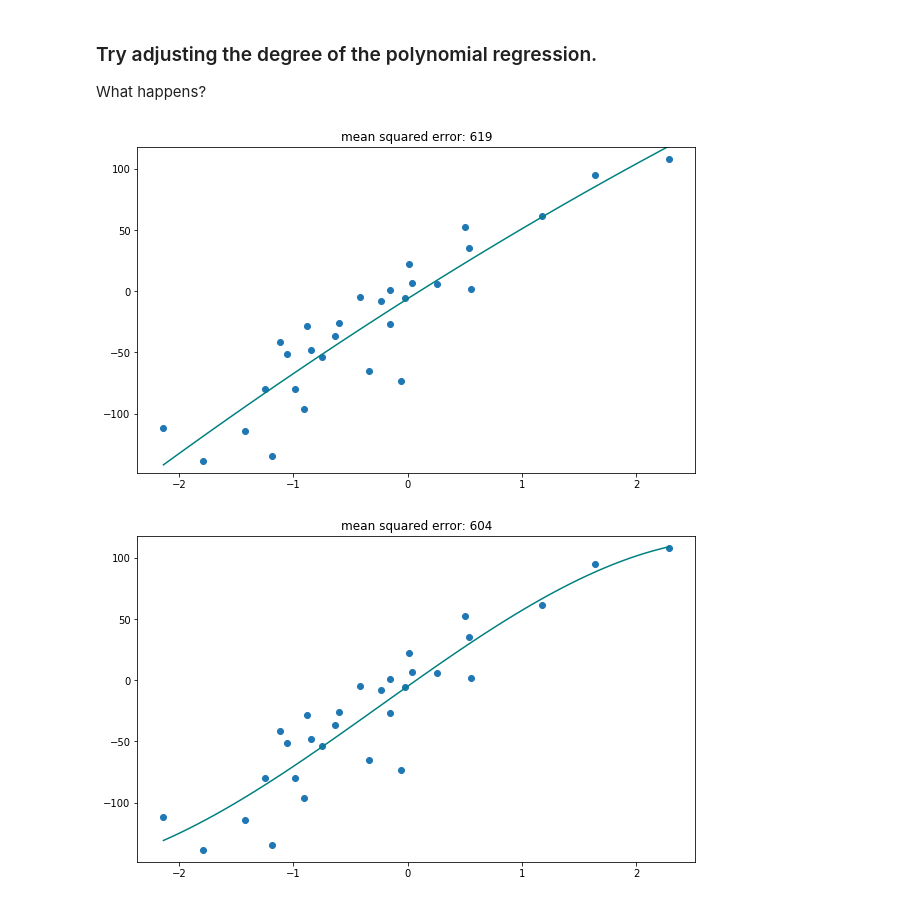
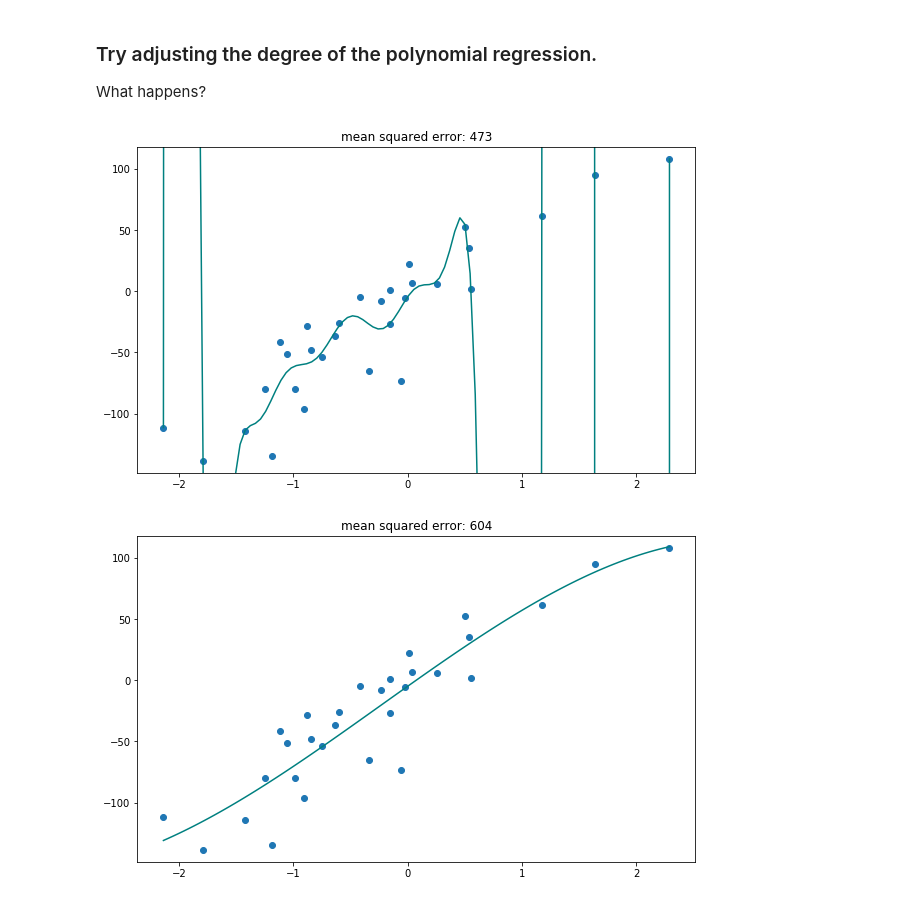
Before and after one commit to CodingNomads/data-science-machine-learning, a Jupyter notebook: notebooks/1_linear_regression.ipynb, the cells around one changed output. Saved outputs shown, nothing was run; the diff lists cells and outputs as text; code cells hidden in the pictures.

```diff
--- a/notebooks/1_linear_regression.ipynb
+++ b/notebooks/1_linear_regression.ipynb
@@ -116,7 +116,7 @@ def plot_poly(degree = 3):
     y_test = model.predict(X_test)
     plt.figure(figsize=(10,6))
     plt.scatter(X,y)
-    plt.plot(X_test.flatten(), y_test, color = 'teal')
+    plt.plot(X_test.flatten().reshape(-1,1), y_test, color = 'teal')
     plt.title("mean squared error: {0:.3g}".format(mean_squared_error(model.predict(X), y)))
     plt.ylim((min(y)-10,max(y)+10))
 # %% [markdown]
@@ -124,9 +124,9 @@ def plot_poly(degree = 3):
 
 What happens?
 # %%
-plot_poly(degree = 2)
+plot_poly(degree = 15)
 # %% [output]
-[figure, old version]
+[figure, new version]
 # %%
 plot_poly(degree = 3)
 # %% [output]
```
Also changed, not shown: parts of 1 cell of this notebook, 4 other files.
